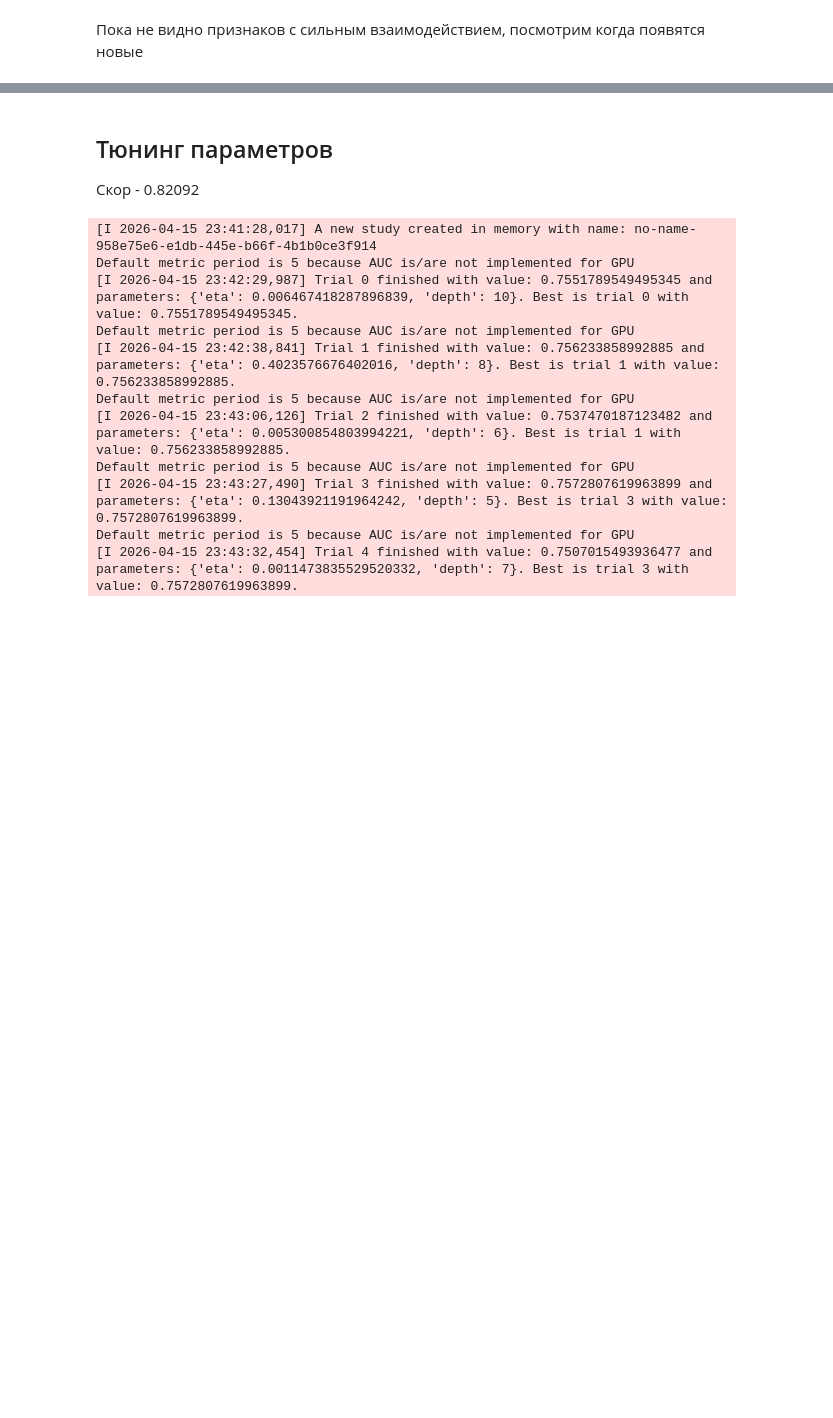
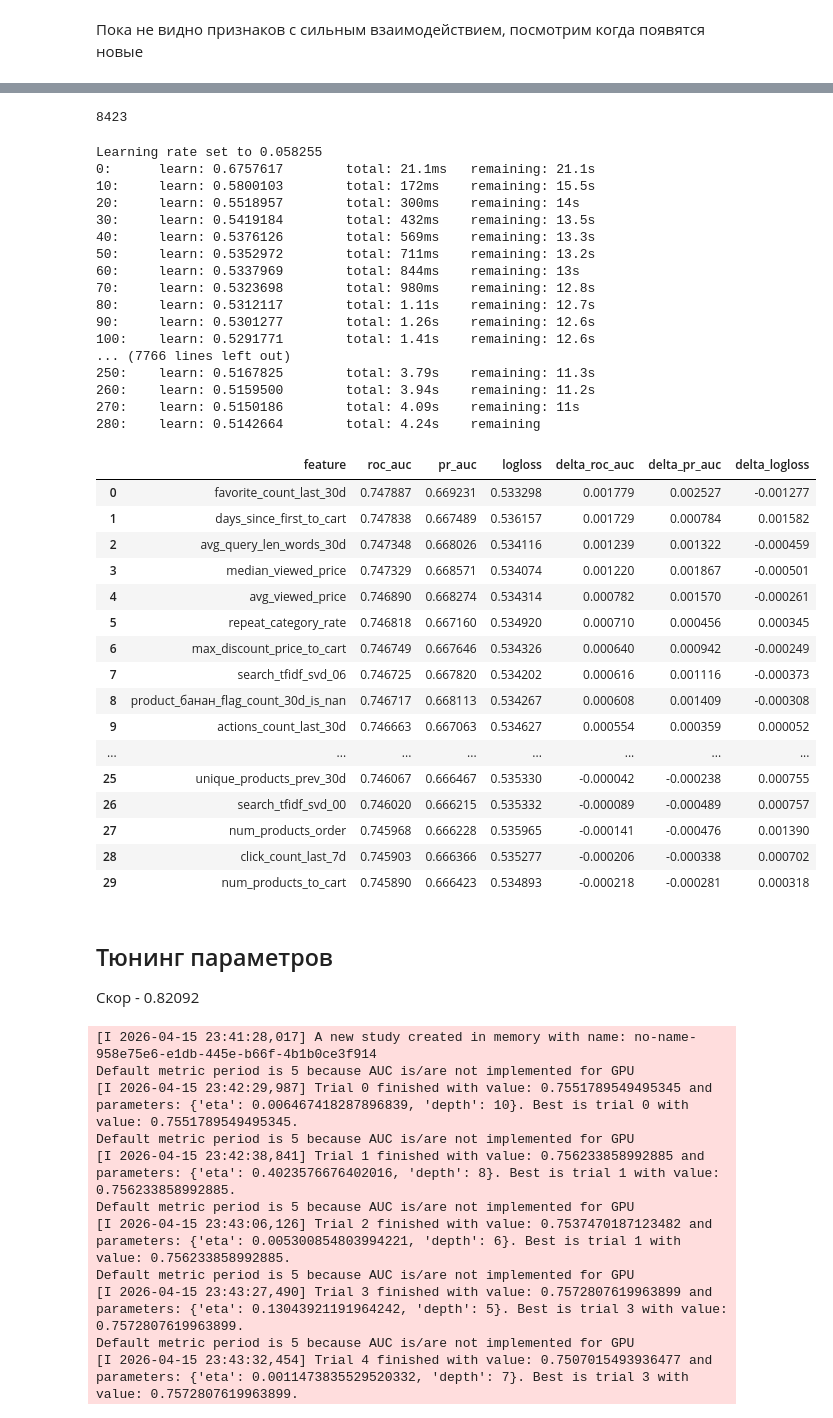
Before and after one commit to LumbaBalumba/aim_ml, a Jupyter notebook: 10/test.ipynb, the cells around one changed output, grey strips where cells are left out. Saved outputs shown, nothing was run; the diff lists cells and outputs as text; code cells hidden in the pictures; blank space fills up the shorter version.

```diff
--- a/10/test.ipynb
+++ b/10/test.ipynb
@@ -318,0 +356,44 @@ interpreter.plot_shap_interaction_heatmap();
+# %%
+gc.collect()
+# %% [output]
+8423
+# %%
+ablation_res = interpreter.analyze_feature_ablation(
+    features=perm_df["feature"].head(80).tolist()
+)
+display(ablation_res.table.head(30))
+# %% [output]
+Learning rate set to 0.058255
+0:      learn: 0.6757617        total: 21.1ms   remaining: 21.1s
+10:     learn: 0.5800103        total: 172ms    remaining: 15.5s
+20:     learn: 0.5518957        total: 300ms    remaining: 14s
+30:     learn: 0.5419184        total: 432ms    remaining: 13.5s
+40:     learn: 0.5376126        total: 569ms    remaining: 13.3s
+50:     learn: 0.5352972        total: 711ms    remaining: 13.2s
+60:     learn: 0.5337969        total: 844ms    remaining: 13s
+70:     learn: 0.5323698        total: 980ms    remaining: 12.8s
+80:     learn: 0.5312117        total: 1.11s    remaining: 12.7s
+90:     learn: 0.5301277        total: 1.26s    remaining: 12.6s
+100:    learn: 0.5291771        total: 1.41s    remaining: 12.6s
+... (7766 lines left out)
+250:    learn: 0.5167825        total: 3.79s    remaining: 11.3s
+260:    learn: 0.5159500        total: 3.94s    remaining: 11.2s
+270:    learn: 0.5150186        total: 4.09s    remaining: 11s
+280:    learn: 0.5142664        total: 4.24s    remaining
+|  | feature | roc_auc | pr_auc | logloss | delta_roc_auc | delta_pr_auc | delta_logloss |
+| 0 | favorite_count_last_30d | 0.747887 | 0.669231 | 0.533298 | 0.001779 | 0.002527 | -0.001277 |
+| 1 | days_since_first_to_cart | 0.747838 | 0.667489 | 0.536157 | 0.001729 | 0.000784 | 0.001582 |
+| 2 | avg_query_len_words_30d | 0.747348 | 0.668026 | 0.534116 | 0.001239 | 0.001322 | -0.000459 |
+| 3 | median_viewed_price | 0.747329 | 0.668571 | 0.534074 | 0.001220 | 0.001867 | -0.000501 |
+| 4 | avg_viewed_price | 0.746890 | 0.668274 | 0.534314 | 0.000782 | 0.001570 | -0.000261 |
+| 5 | repeat_category_rate | 0.746818 | 0.667160 | 0.534920 | 0.000710 | 0.000456 | 0.000345 |
+| 6 | max_discount_price_to_cart | 0.746749 | 0.667646 | 0.534326 | 0.000640 | 0.000942 | -0.000249 |
+| 7 | search_tfidf_svd_06 | 0.746725 | 0.667820 | 0.534202 | 0.000616 | 0.001116 | -0.000373 |
+| 8 | product_банан_flag_count_30d_is_nan | 0.746717 | 0.668113 | 0.534267 | 0.000608 | 0.001409 | -0.000308 |
+| 9 | actions_count_last_30d | 0.746663 | 0.667063 | 0.534627 | 0.000554 | 0.000359 | 0.000052 |
+| ... | ... | ... | ... | ... | ... | ... | ... |
+| 25 | unique_products_prev_30d | 0.746067 | 0.666467 | 0.535330 | -0.000042 | -0.000238 | 0.000755 |
+| 26 | search_tfidf_svd_00 | 0.746020 | 0.666215 | 0.535332 | -0.000089 | -0.000489 | 0.000757 |
+| 27 | num_products_order | 0.745968 | 0.666228 | 0.535965 | -0.000141 | -0.000476 | 0.001390 |
+| 28 | click_count_last_7d | 0.745903 | 0.666366 | 0.535277 | -0.000206 | -0.000338 | 0.000702 |
+| 29 | num_products_to_cart | 0.745890 | 0.666423 | 0.534893 | -0.000218 | -0.000281 | 0.000318 |
```
Also changed, not shown: parts of 20 cells of this notebook, 1 other file.
